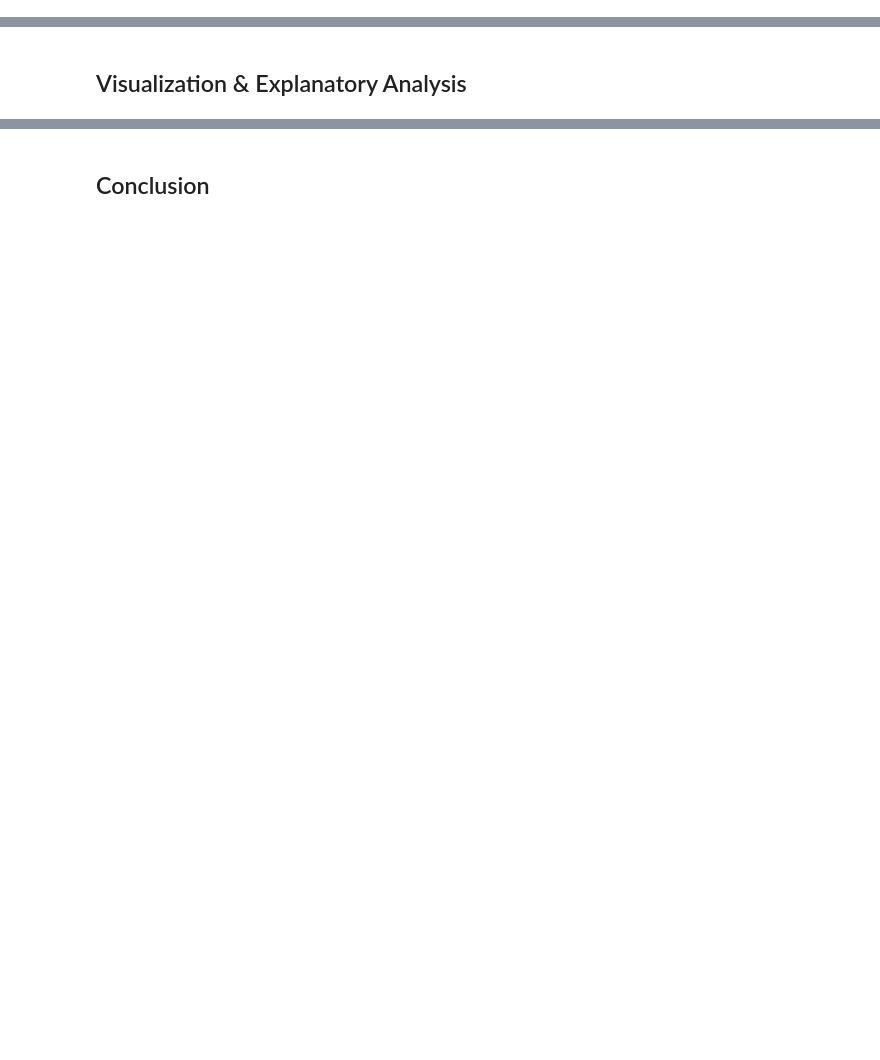
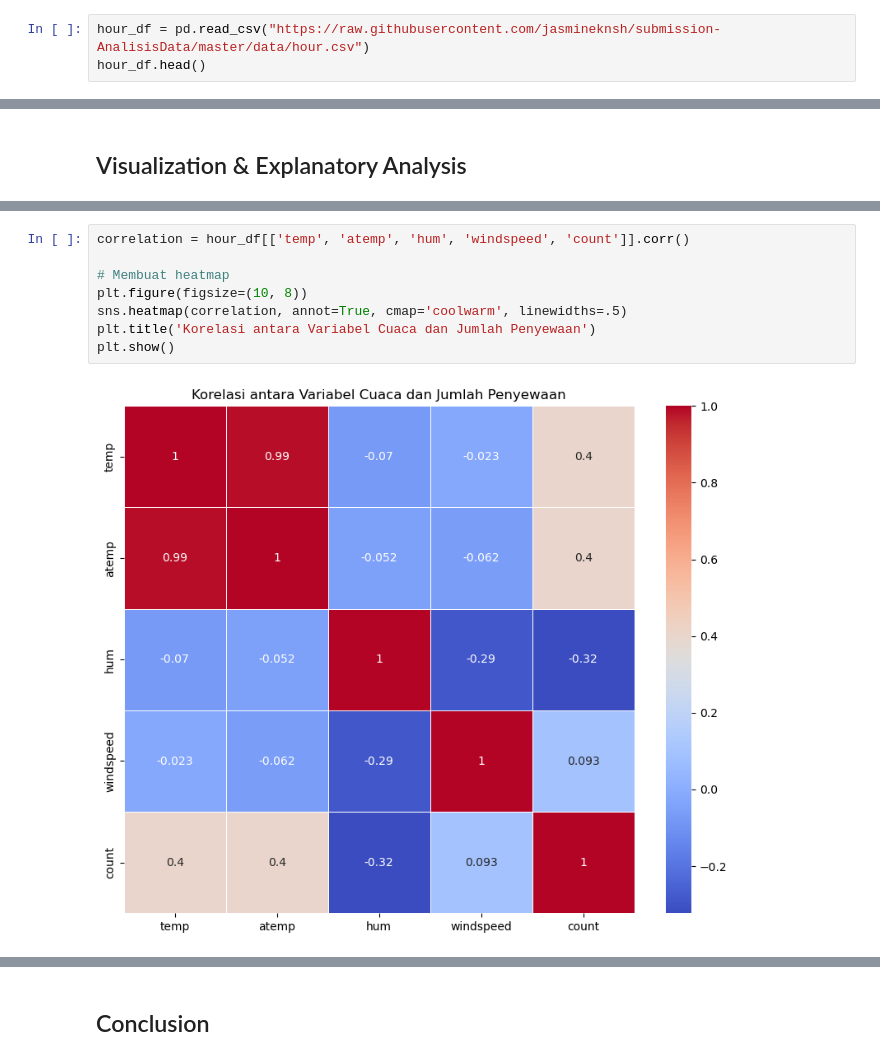
Before and after one commit to jasmineknsh/submission-AnalisisData, a Jupyter notebook: Proyek_Analisis_Data.ipynb, the cells around one changed output, grey strips where cells are left out. Drawn from its saved outputs; the diff is of its cells as text; blank space fills up the shorter version.

```diff
--- a/Proyek_Analisis_Data.ipynb
+++ b/Proyek_Analisis_Data.ipynb
@@ -30,0 +47,3 @@ SyntaxError: (unicode error) 'unicodeescape' codec can't decode bytes in positio
+# %%
+hour_df = pd.read_csv("https://raw.githubusercontent.com/jasmineknsh/submission-AnalisisData/master/data/hour.csv")
+hour_df.head()
@@ -62,0 +549,10 @@ SyntaxError: (unicode error) 'unicodeescape' codec can't decode bytes in positio
+# %%
+correlation = hour_df[['temp', 'atemp', 'hum', 'windspeed', 'count']].corr()
+
+# Membuat heatmap
+plt.figure(figsize=(10, 8))
+sns.heatmap(correlation, annot=True, cmap='coolwarm', linewidths=.5)
+plt.title('Korelasi antara Variabel Cuaca dan Jumlah Penyewaan')
+plt.show()
+# %% [output]
+[figure, added]
```
Also changed, not shown: parts of 71 cells of this notebook, 3 other files.
